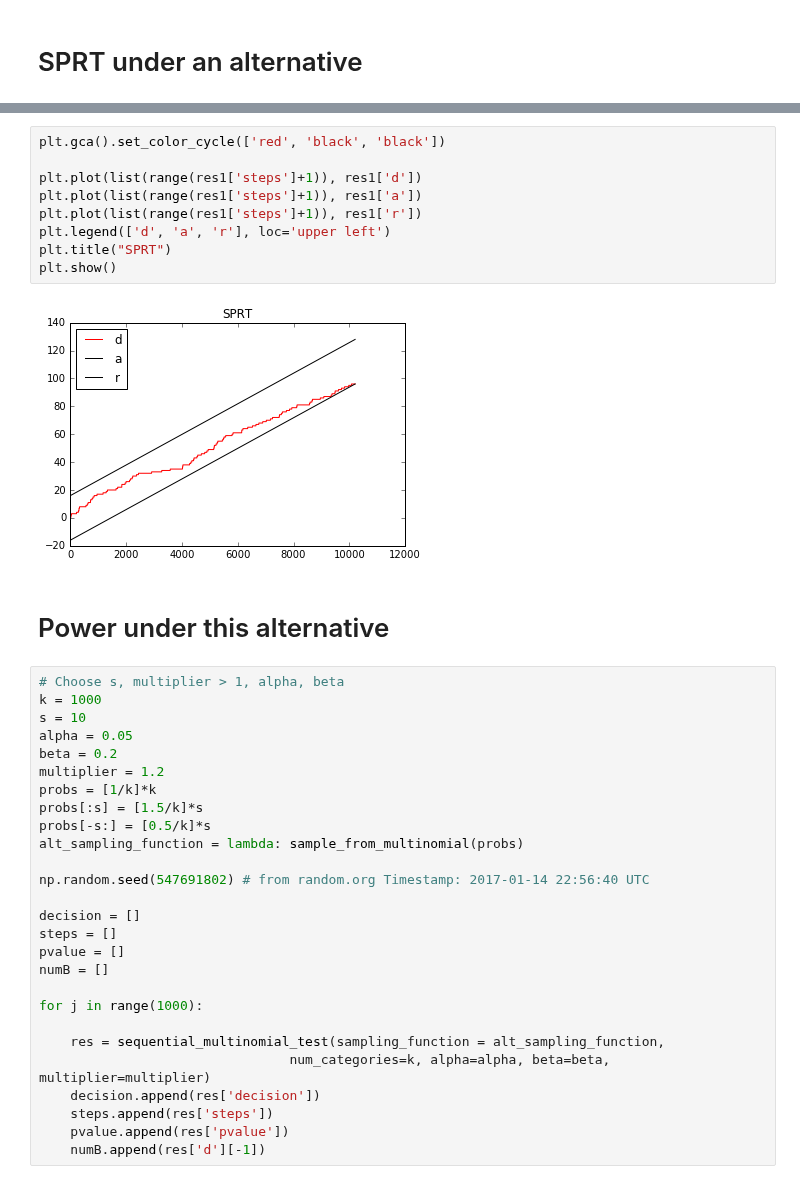
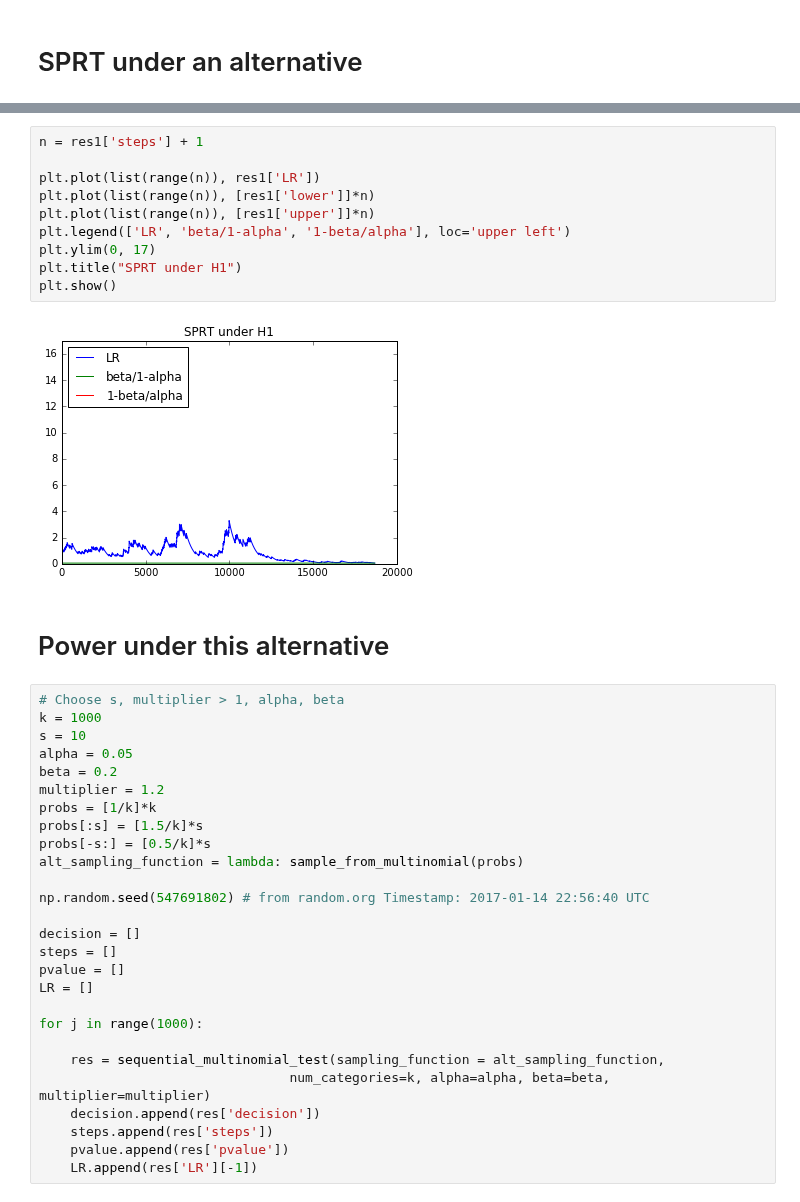
Before and after one commit to kellieotto/prngs-and-permutations, a Jupyter notebook: Code/SPRT/sprt-simulations.ipynb, the cells around one changed output, grey strips where cells are left out. Saved outputs shown, nothing was run; the diff lists cells and outputs as text.

Commit message:
Change formulation of SPRT in notebooks

```diff
--- a/Code/SPRT/sprt-simulations.ipynb
+++ b/Code/SPRT/sprt-simulations.ipynb
@@ -209,14 +209,15 @@ res1['decision'], res1['steps'], res1['pvalue']
 # %%
-plt.gca().set_color_cycle(['red', 'black', 'black'])
+n = res1['steps'] + 1
 
-plt.plot(list(range(res1['steps']+1)), res1['d'])
-plt.plot(list(range(res1['steps']+1)), res1['a'])
-plt.plot(list(range(res1['steps']+1)), res1['r'])
-plt.legend(['d', 'a', 'r'], loc='upper left')
-plt.title("SPRT")
+plt.plot(list(range(n)), res1['LR'])
+plt.plot(list(range(n)), [res1['lower']]*n)
+plt.plot(list(range(n)), [res1['upper']]*n)
+plt.legend(['LR', 'beta/1-alpha', '1-beta/alpha'], loc='upper left')
+plt.ylim(0, 17)
+plt.title("SPRT under H1")
 plt.show()
 # %% [output]
-[figure, old version]
+[figure, new version]
 # %% [markdown]
 # Power under this alternative
 # %%
@@ -236,7 +237,7 @@ np.random.seed(547691802) # from random.org Timestamp: 2017-01-14 22:56:40 UTC
 decision = []
 steps = []
 pvalue = []
-numB = []
+LR = []
 
 for j in range(1000):
 
@@ -245,7 +246,7 @@ for j in range(1000):
     decision.append(res['decision'])
     steps.append(res['steps'])
     pvalue.append(res['pvalue'])
-    numB.append(res['d'][-1])
+    LR.append(res['LR'][-1])
 # %%
 print("Rejection rate: " + str(np.mean(decision)))
 
```
Also changed, not shown: parts of 7 cells of this notebook, 1 other file.
